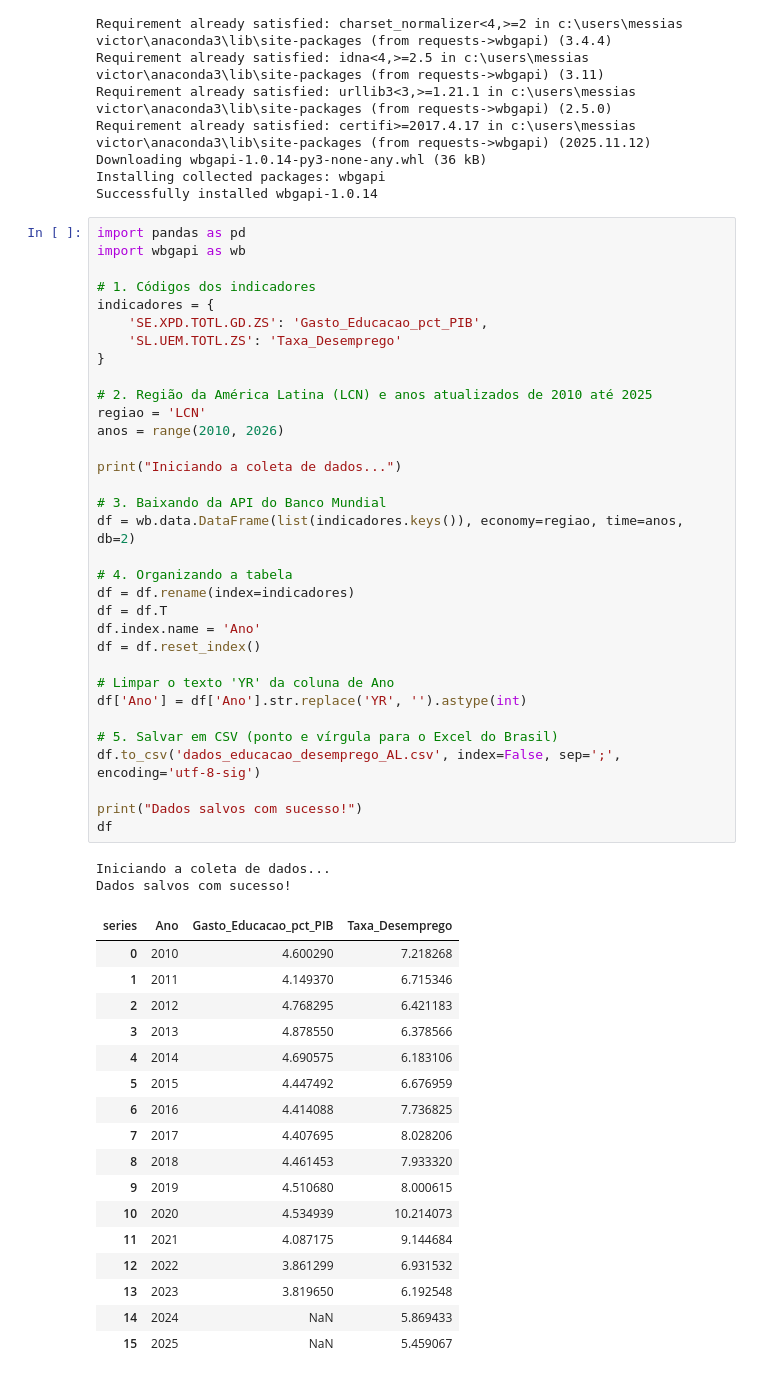
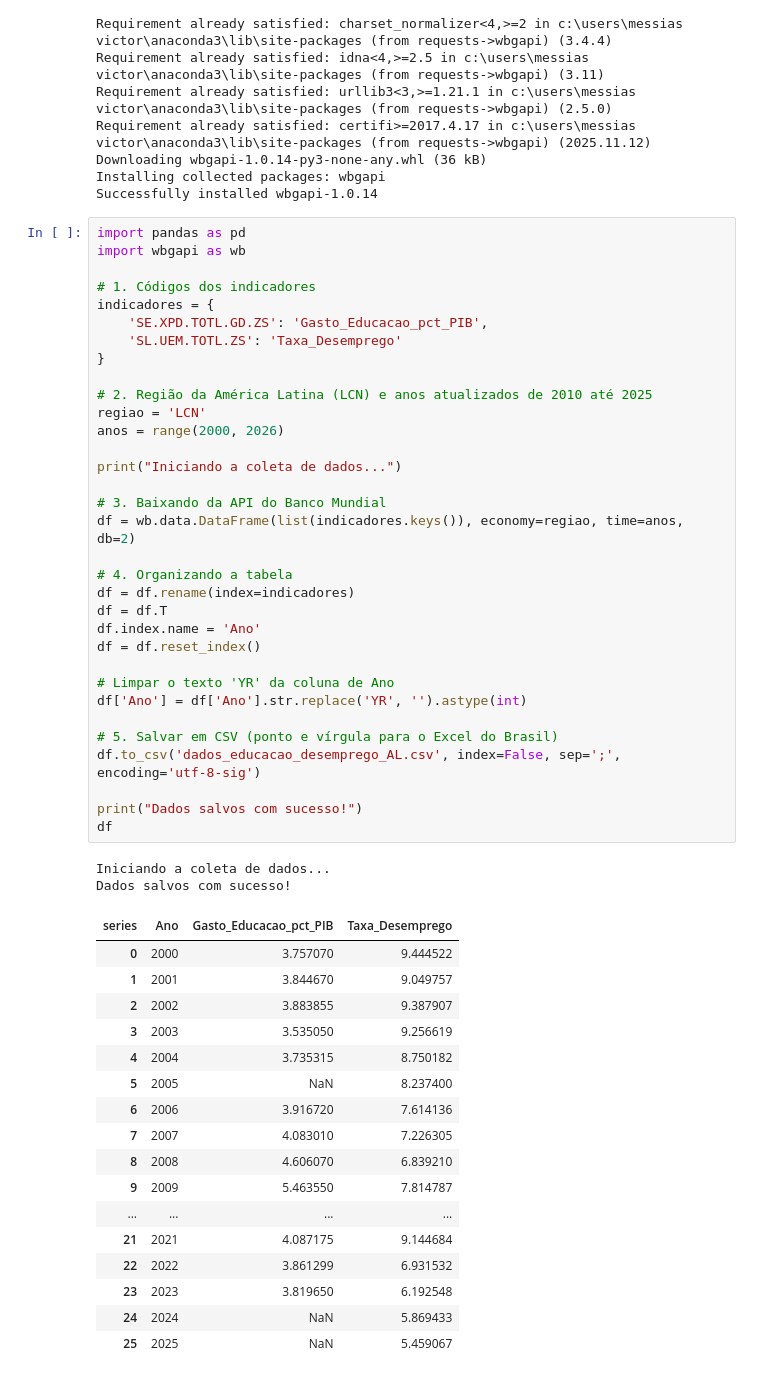
Before and after one commit to messiasnascimento-prog/projeto_dados_worldbank, a Jupyter notebook: analise_banco_mundial.ipynb, the cells around one changed output. Saved outputs shown, nothing was run; the diff lists cells and outputs as text.

```diff
--- a/analise_banco_mundial.ipynb
+++ b/analise_banco_mundial.ipynb
@@ -28,47 +28,47 @@ indicadores = {
     'SE.XPD.TOTL.GD.ZS': 'Gasto_Educacao_pct_PIB',
     'SL.UEM.TOTL.ZS': 'Taxa_Desemprego'
 }
 
 # 2. Região da América Latina (LCN) e anos atualizados de 2010 até 2025
 regiao = 'LCN'
-anos = range(2010, 2026)
+anos = range(2000, 2026)
 
 print("Iniciando a coleta de dados...")
 
 # 3. Baixando da API do Banco Mundial
 df = wb.data.DataFrame(list(indicadores.keys()), economy=regiao, time=anos, db=2)
 
 # 4. Organizando a tabela
 df = df.rename(index=indicadores)
 df = df.T
 df.index.name = 'Ano'
 df = df.reset_index()
 
 # Limpar o texto 'YR' da coluna de Ano
 df['Ano'] = df['Ano'].str.replace('YR', '').astype(int)
 
 # 5. Salvar em CSV (ponto e vírgula para o Excel do Brasil)
 df.to_csv('dados_educacao_desemprego_AL.csv', index=False, sep=';', encoding='utf-8-sig')
 
 print("Dados salvos com sucesso!")
 df
 # %% [output]
 Iniciando a coleta de dados...
 Dados salvos com sucesso!
 | series | Ano | Gasto_Educacao_pct_PIB | Taxa_Desemprego |
-| 0 | 2010 | 4.600290 | 7.218268 |
-| 1 | 2011 | 4.149370 | 6.715346 |
-| 2 | 2012 | 4.768295 | 6.421183 |
-| 3 | 2013 | 4.878550 | 6.378566 |
-| 4 | 2014 | 4.690575 | 6.183106 |
-| 5 | 2015 | 4.447492 | 6.676959 |
-| 6 | 2016 | 4.414088 | 7.736825 |
-| 7 | 2017 | 4.407695 | 8.028206 |
-| 8 | 2018 | 4.461453 | 7.933320 |
-| 9 | 2019 | 4.510680 | 8.000615 |
-| 10 | 2020 | 4.534939 | 10.214073 |
-| 11 | 2021 | 4.087175 | 9.144684 |
-| 12 | 2022 | 3.861299 | 6.931532 |
-| 13 | 2023 | 3.819650 | 6.192548 |
-| 14 | 2024 | NaN | 5.869433 |
-| 15 | 2025 | NaN | 5.459067 |
+| 0 | 2000 | 3.757070 | 9.444522 |
+| 1 | 2001 | 3.844670 | 9.049757 |
+| 2 | 2002 | 3.883855 | 9.387907 |
+| 3 | 2003 | 3.535050 | 9.256619 |
+| 4 | 2004 | 3.735315 | 8.750182 |
+| 5 | 2005 | NaN | 8.237400 |
+| 6 | 2006 | 3.916720 | 7.614136 |
+| 7 | 2007 | 4.083010 | 7.226305 |
+| 8 | 2008 | 4.606070 | 6.839210 |
+| 9 | 2009 | 5.463550 | 7.814787 |
+| ... | ... | ... | ... |
+| 21 | 2021 | 4.087175 | 9.144684 |
+| 22 | 2022 | 3.861299 | 6.931532 |
+| 23 | 2023 | 3.819650 | 6.192548 |
+| 24 | 2024 | NaN | 5.869433 |
+| 25 | 2025 | NaN | 5.459067 |
```
Also changed, not shown: parts of 5 cells of this notebook.
